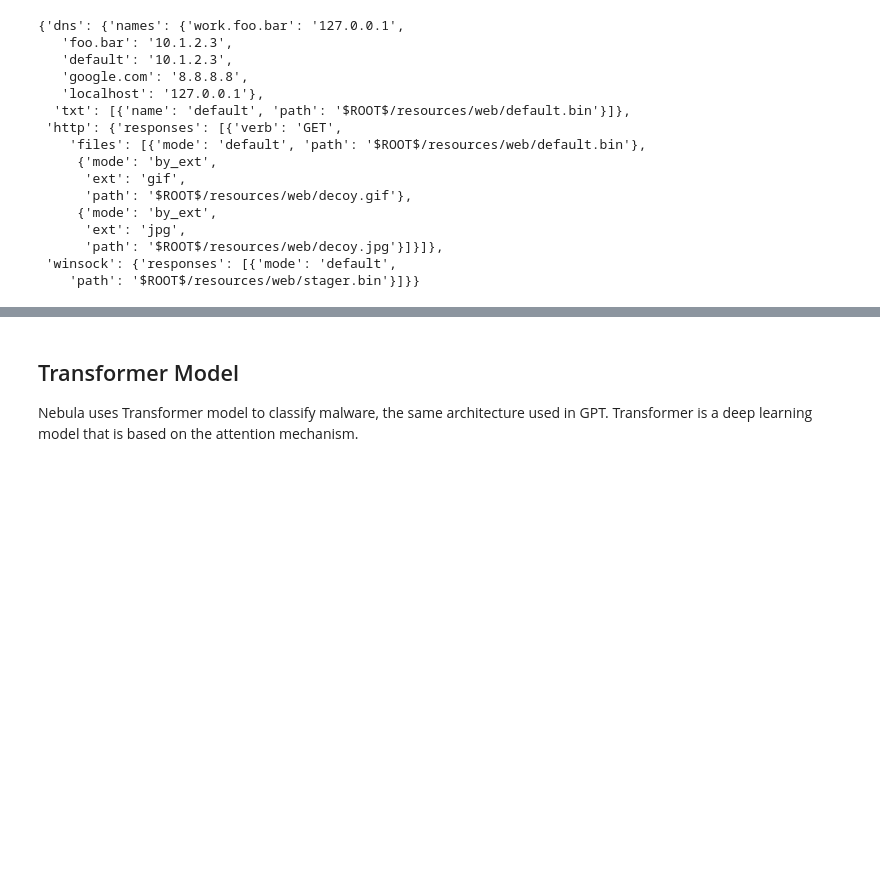
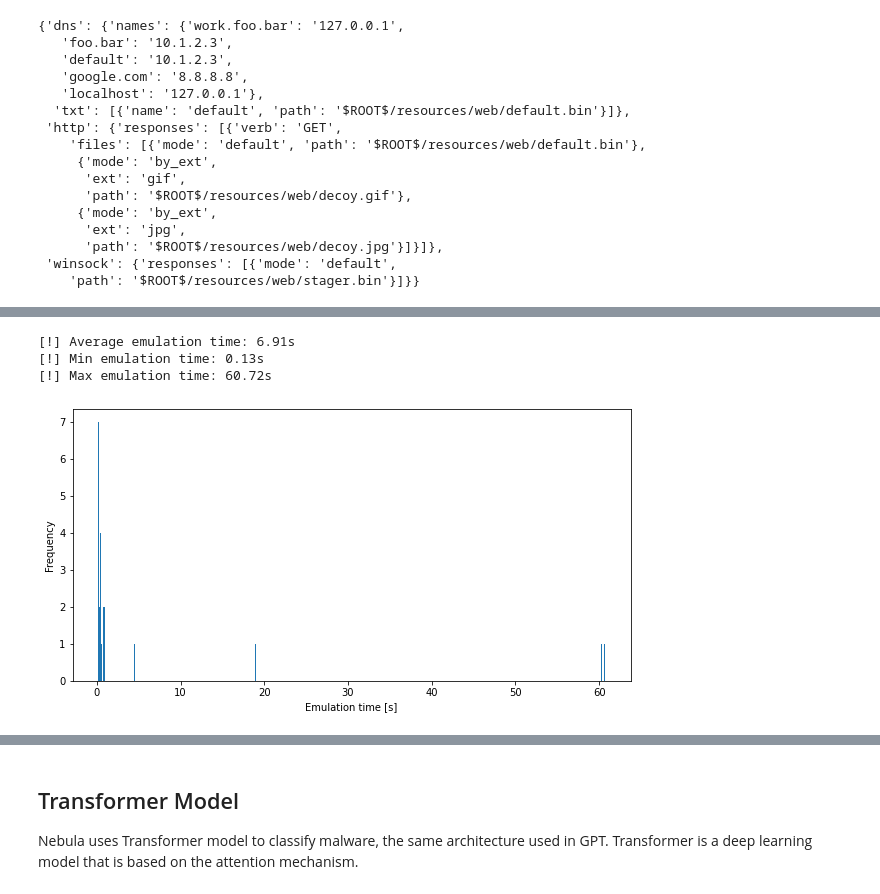
Before and after one commit to dtrizna/nebula, a Jupyter notebook: scripts/training_labs/lab-3-dynamic-detection.ipynb, the cells around one changed output, grey strips where cells are left out. Saved outputs shown, nothing was run; the diff lists cells and outputs as text; code cells hidden in the pictures; blank space fills up the shorter version.

```diff
--- a/scripts/training_labs/lab-3-dynamic-detection.ipynb
+++ b/scripts/training_labs/lab-3-dynamic-detection.ipynb
@@ -179,0 +218,32 @@ speakeasy_config['network']
+# %%
+import time
+import gzip
+
+import speakeasy.errors
+emulation_times = []
+ransomware_reports = []
+for i, (name, bytez) in enumerate(ransomware_bytez.items()):
+    print(f"[{i}/{l}] Emulating {name}")
+    if name.endswith(".gz"):
+        # with gzip.GzipFile(fileobj=io.BytesIO(bytez), mode='rb') as gz:
+        #     bytez = gz.read()
+        #     print(f"\t[+] Decompressed {name} to {len(bytez)} bytes: {bytez[0:20]}...")
+        # if gz, then next file in archive is decompressed, so skipping this
+        continue
+
+    start = time.time()
+    try:
+        module = emulator.load_module(data=bytez)
+        emulator.run_module(module)
+        report = emulator.get_report()
+    except speakeasy.errors.NotSupportedError as e:
+        print(f"\t[-] Skipping... Error: {e}")
+        continue # .NET binaries are not supported
+    except speakeasy.errors.SpeakeasyError as e:
+        print(f"\t[-] Error: {e} | Length: {len(bytez)} bytes: {bytez[0:20]}...")
+        continue # not a PE file
+    end = time.time()
+
+    emulation_times.append(end-start)
+    ransomware_reports.append(report)
+    print(f"\t[+] Succeeded. Emulation time: {end-start:.2f} sec")
@@ -179,0 +268,17 @@ speakeasy_config['network']
+# %%
+# report emulation times
+print(f"[!] Average emulation time: {sum(emulation_times)/len(emulation_times):.2f}s")
+# min and max emulation time
+print(f"[!] Min emulation time: {min(emulation_times):.2f}s")
+print(f"[!] Max emulation time: {max(emulation_times):.2f}s")
+
+import matplotlib.pyplot as plt
+fig, ax = plt.subplots(figsize=(10, 5))
+ax.set_ylabel("Frequency")
+ax.set_xlabel("Emulation time [s]")
+_ = ax.hist(emulation_times, bins=500)
+# %% [output]
+[!] Average emulation time: 6.91s
+[!] Min emulation time: 0.13s
+[!] Max emulation time: 60.72s
+[figure, added]
```
Also changed, not shown: parts of 19 cells of this notebook, 6 other files.
